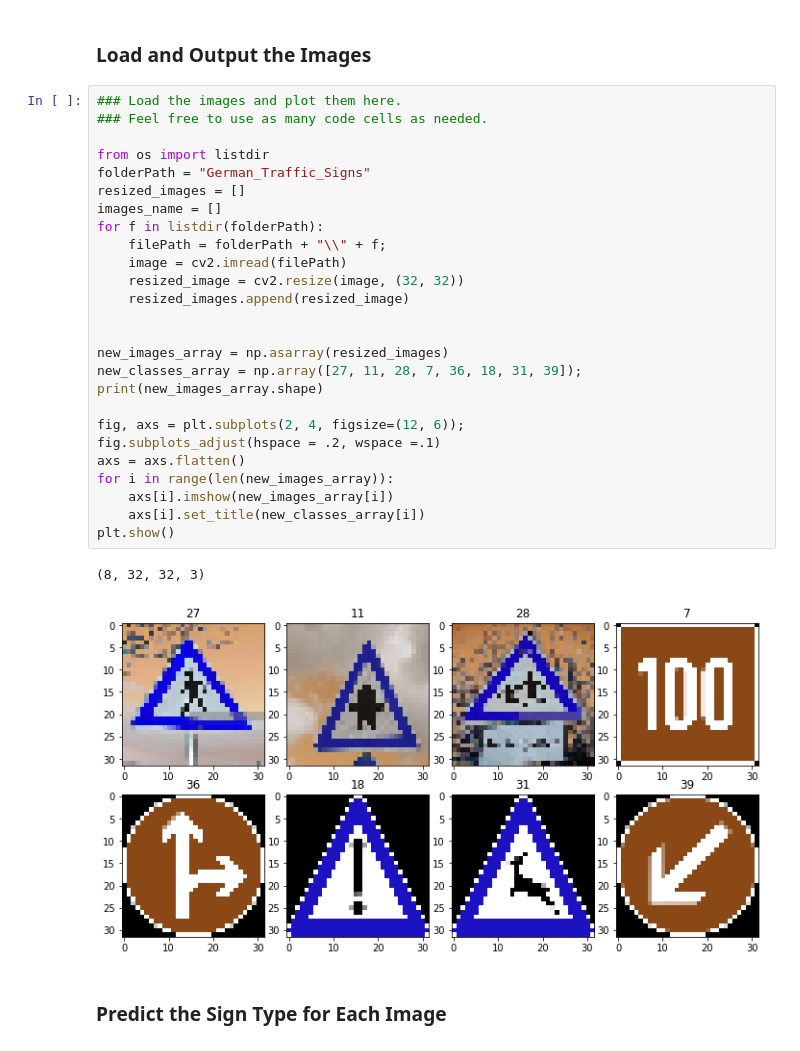
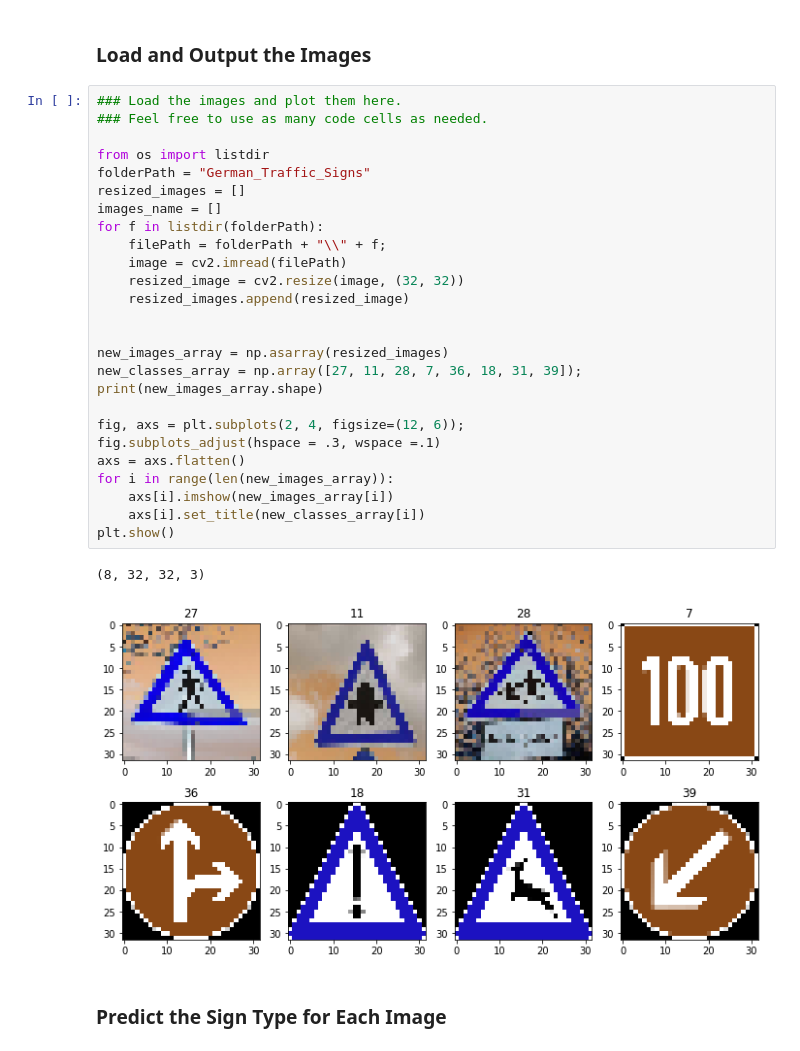
Before and after one commit to chengzg/Traffic_Sign_Classifier, a Jupyter notebook: Traffic_Sign_Classifier.ipynb, the cells around one changed output. Drawn from its saved outputs; the diff is of its cells as text.

```diff
--- a/Traffic_Sign_Classifier.ipynb
+++ b/Traffic_Sign_Classifier.ipynb
@@ -793,32 +793,32 @@ You may find `signnames.csv` useful as it contains mappings from the class id (i
 # %%
 ### Load the images and plot them here.
 ### Feel free to use as many code cells as needed.
 
 from os import listdir
 folderPath = "German_Traffic_Signs"
 resized_images = []
 images_name = []
 for f in listdir(folderPath):
     filePath = folderPath + "\\" + f;
     image = cv2.imread(filePath)
     resized_image = cv2.resize(image, (32, 32))
     resized_images.append(resized_image)
 
 
 new_images_array = np.asarray(resized_images)
 new_classes_array = np.array([27, 11, 28, 7, 36, 18, 31, 39]);
 print(new_images_array.shape)
 
 fig, axs = plt.subplots(2, 4, figsize=(12, 6));
-fig.subplots_adjust(hspace = .2, wspace =.1)
+fig.subplots_adjust(hspace = .3, wspace =.1)
 axs = axs.flatten()
 for i in range(len(new_images_array)):
     axs[i].imshow(new_images_array[i])
     axs[i].set_title(new_classes_array[i])
 plt.show()
 # %% [output]
 (8, 32, 32, 3)
-[figure, old version]
+[figure, new version]
 # %% [markdown]
 ### Predict the Sign Type for Each Image
 # %%
```
Also changed, not shown: parts of 9 cells of this notebook, 3 other files.
